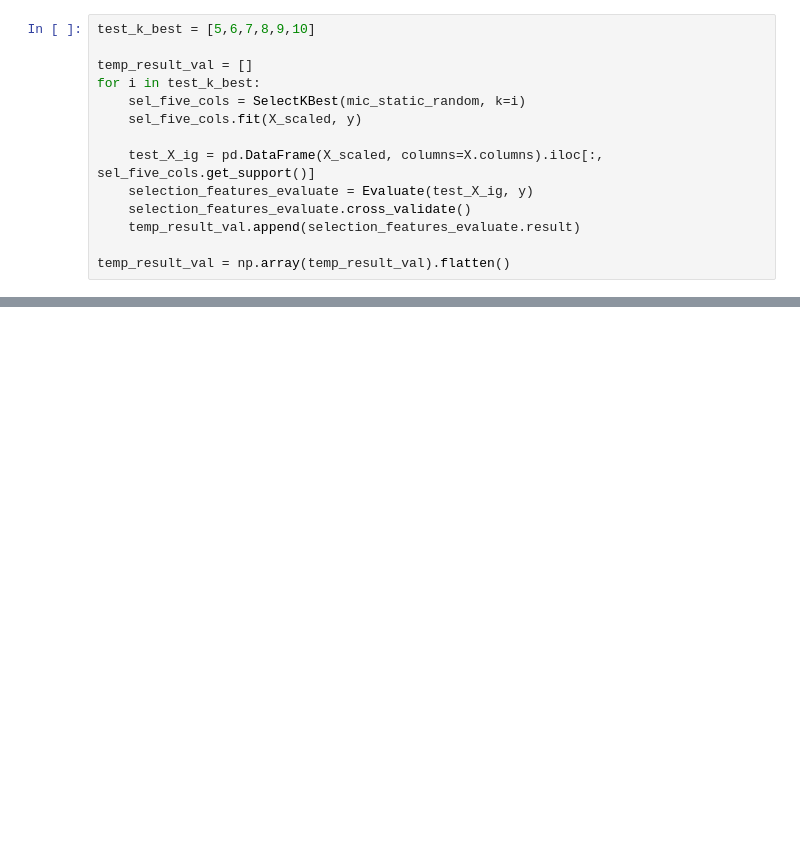
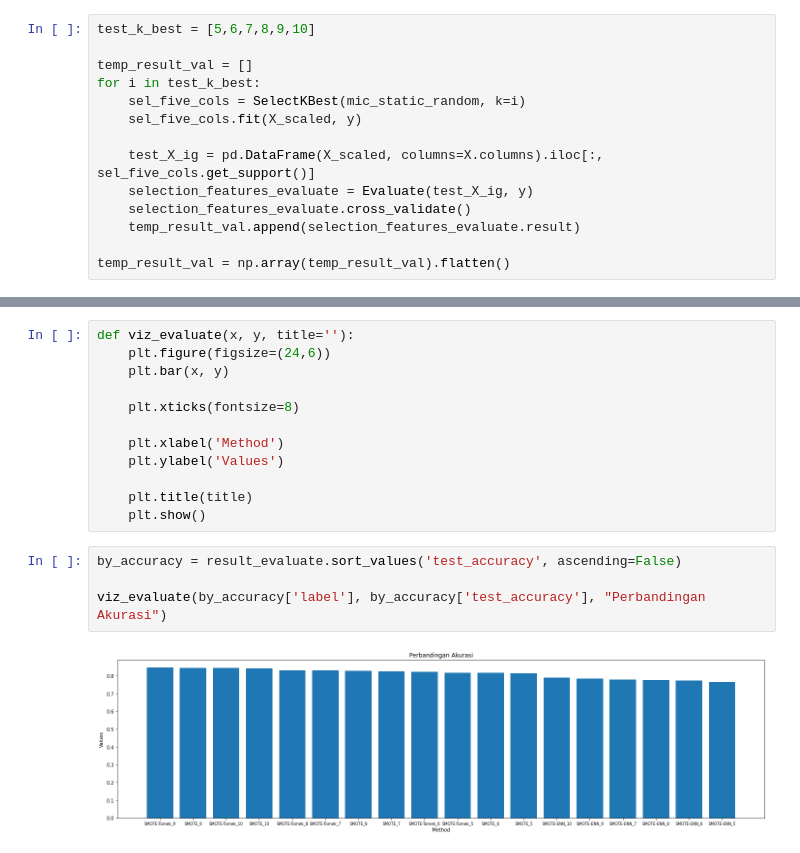
Before and after one commit to fathrahh/skripsi, a Jupyter notebook: optimazing-knn.ipynb, the cells around one changed output, grey strips where cells are left out. Drawn from its saved outputs; the diff is of its cells as text; blank space fills up the shorter version.

```diff
--- a/optimazing-knn.ipynb
+++ b/optimazing-knn.ipynb
@@ -531,0 +532,18 @@ result_evaluate.sort_values(['action','attribute'])
+# %%
+def viz_evaluate(x, y, title=''):
+    plt.figure(figsize=(24,6))
+    plt.bar(x, y)
+
+    plt.xticks(fontsize=8)
+
+    plt.xlabel('Method')
+    plt.ylabel('Values')
+
+    plt.title(title)
+    plt.show()
+# %%
+by_accuracy = result_evaluate.sort_values('test_accuracy', ascending=False)
+
+viz_evaluate(by_accuracy['label'], by_accuracy['test_accuracy'], "Perbandingan Akurasi")
+# %% [output]
+[figure, added]
```
Also changed, not shown: parts of 11 cells of this notebook.
